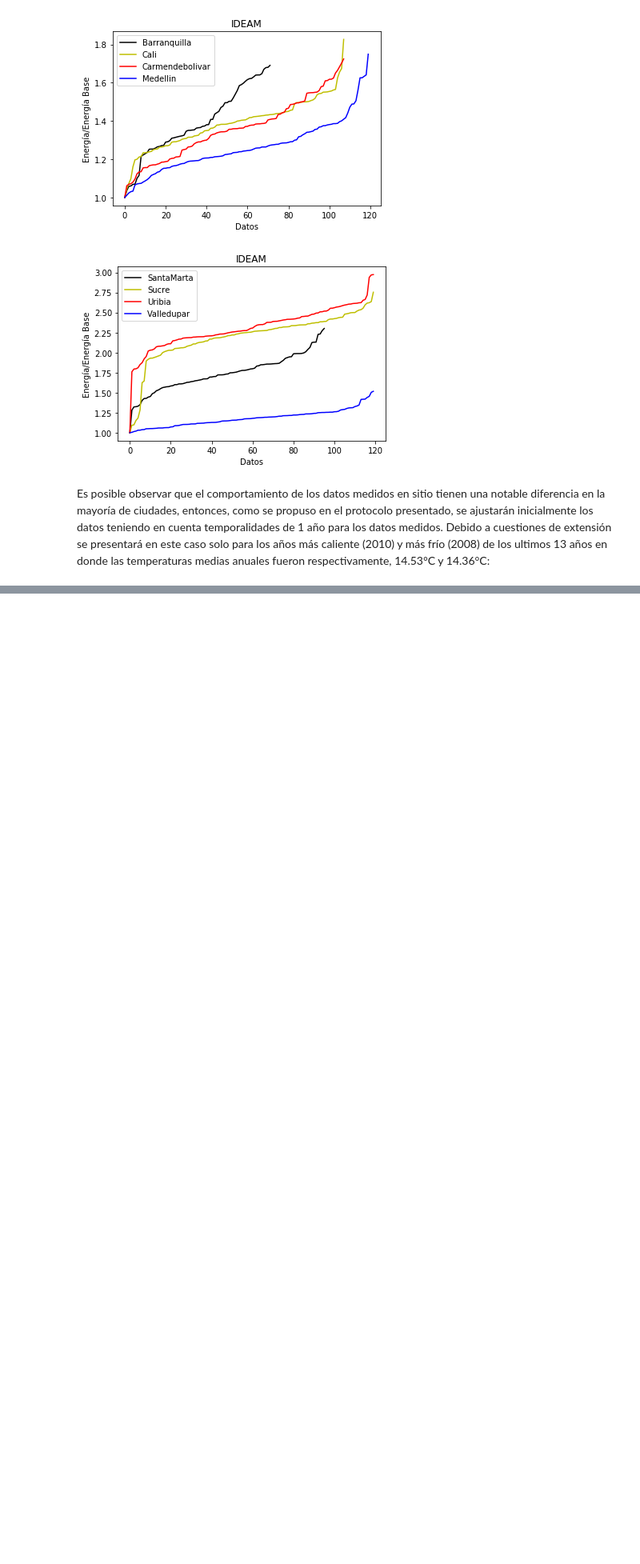
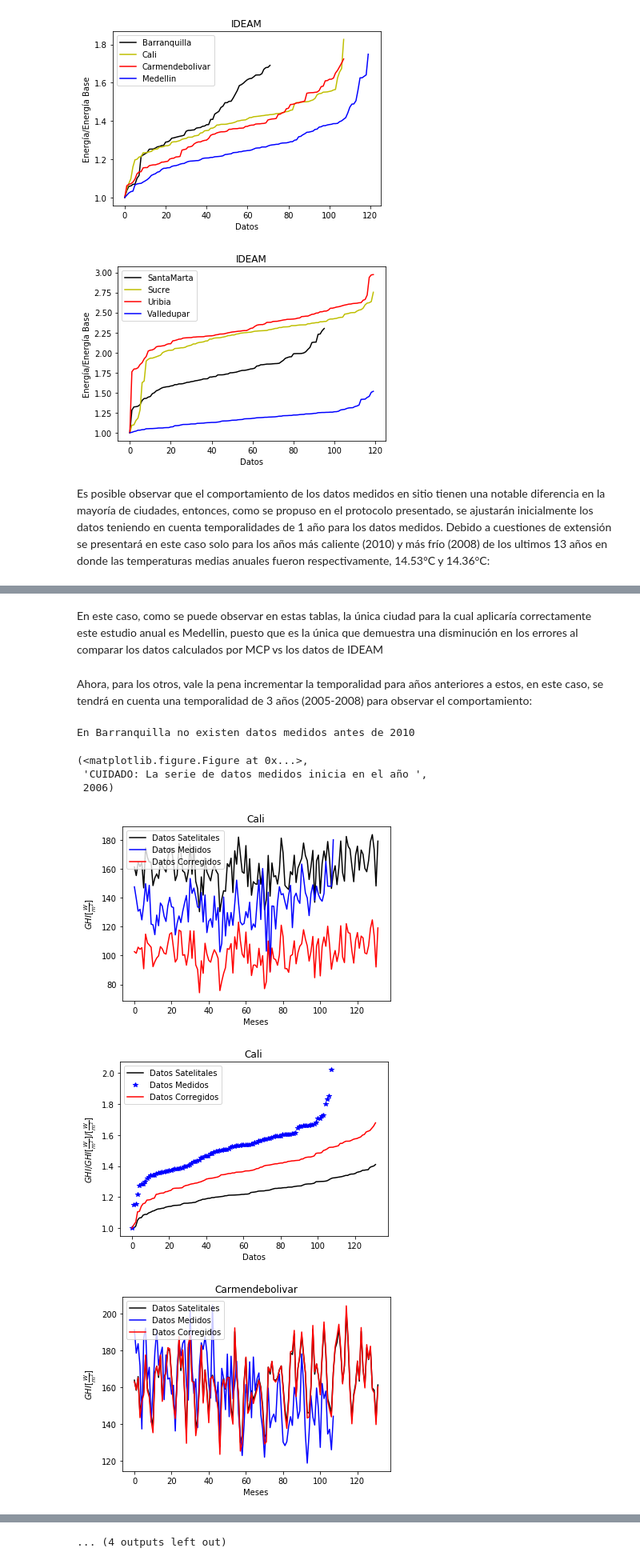
Before and after one commit to JuanVillegasSantos/Herramientas-Computacionales-IMEC3602, a Jupyter notebook: 02_taller01/solucionTaller.ipynb, the cells around one changed output, grey strips where cells are left out. Shown at 80% size. Saved outputs shown, nothing was run; the diff lists cells and outputs as text; code cells hidden in the pictures; blank space fills up the shorter version.

```diff
--- a/02_taller01/solucionTaller.ipynb
+++ b/02_taller01/solucionTaller.ipynb
@@ -257,0 +322,21 @@ Es posible observar que el comportamiento de los datos medidos en sitio tienen u
+# %% [markdown]
+En este caso, como se puede observar en estas tablas, la única ciudad para la cual aplicaría correctamente este estudio anual es Medellin, puesto que es la única que demuestra una disminución en los errores al comparar los datos calculados por MCP vs los datos de IDEAM
+# %% [markdown]
+Ahora, para los otros, vale la pena incrementar la temporalidad para años anteriores a estos, en este caso, se tendrá en cuenta una temporalidad de 3 años (2005-2008) para observar el comportamiento:
+# %%
+print('En Barranquilla no existen datos medidos antes de 2010')
+plotPorCiudad(2005,1,2008,12,'Cali')
+plotPorCiudad(2005,1,2008,12,'Carmendebolivar')
+plotPorCiudad(2005,1,2008,12,'Medellin')
+plotPorCiudad(2005,1,2008,12,'SantaMarta')
+plotPorCiudad(2005,1,2008,12,'Sucre')
+plotPorCiudad(2005,1,2008,12,'Uribia')
+plotPorCiudad(2005,1,2008,12,'Valledupar')
+# %% [output]
+En Barranquilla no existen datos medidos antes de 2010
+(<matplotlib.figure.Figure at 0x...>,
+ 'CUIDADO: La serie de datos medidos inicia en el año ',
+ 2006)
+[figure, added]
+[figure, added]
+[figure, added]
@@ -257,0 +350 @@ Es posible observar que el comportamiento de los datos medidos en sitio tienen u
+... (4 outputs left out)
```
Also changed, not shown: parts of 29 cells of this notebook.
